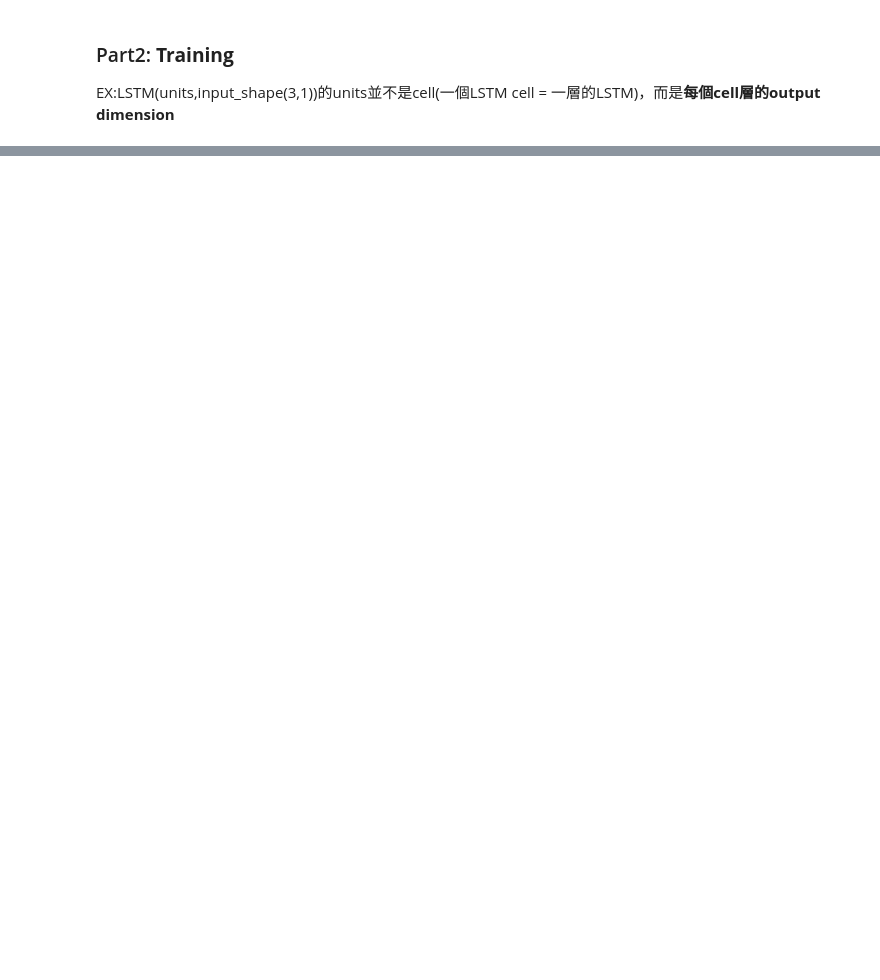
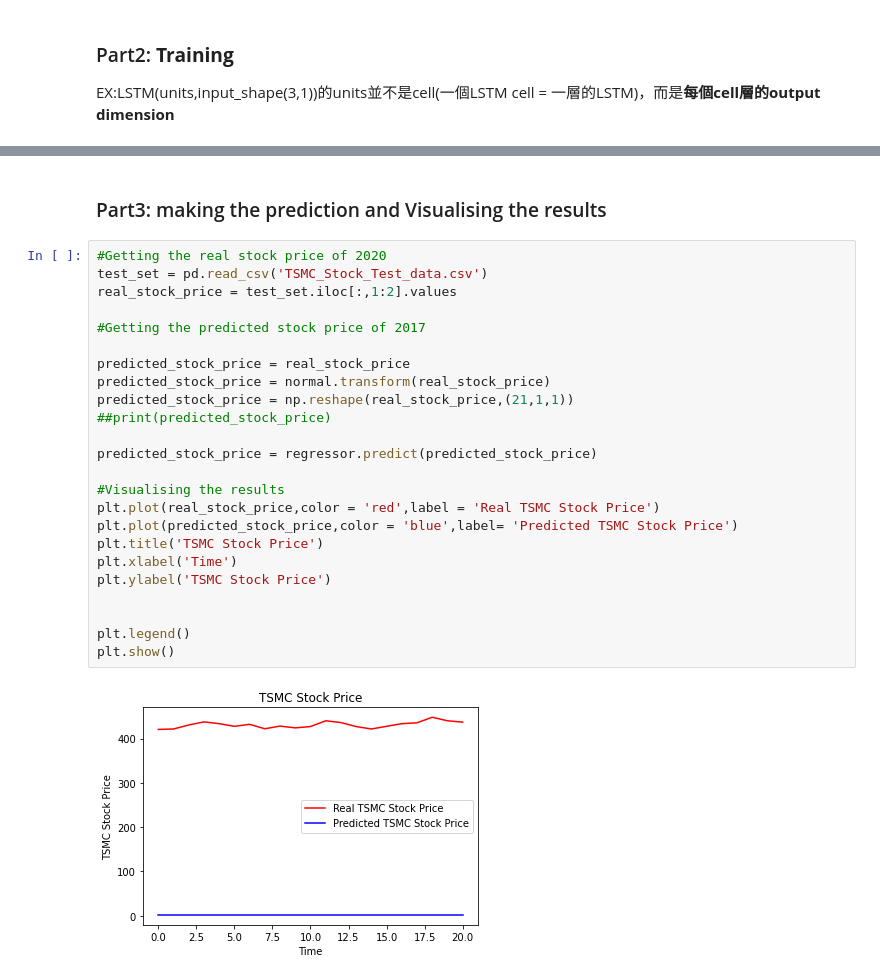
Before and after one commit to louis8ok1/LSTM_Stock, a Jupyter notebook: LSTM_Stock_Prediction.ipynb, the cells around one changed output, grey strips where cells are left out. Saved outputs shown, nothing was run; the diff lists cells and outputs as text; blank space fills up the shorter version.

```diff
--- a/LSTM_Stock_Prediction.ipynb
+++ b/LSTM_Stock_Prediction.ipynb
@@ -63,0 +96,28 @@ model.add(LSTM(units = 4, activation = 'sigmoid', input_shape = (None, 1)))
+# %% [markdown]
+### Part3: making the prediction and Visualising the results
+# %%
+#Getting the real stock price of 2020
+test_set = pd.read_csv('TSMC_Stock_Test_data.csv')
+real_stock_price = test_set.iloc[:,1:2].values
+
+#Getting the predicted stock price of 2017
+
+predicted_stock_price = real_stock_price
+predicted_stock_price = normal.transform(real_stock_price)
+predicted_stock_price = np.reshape(real_stock_price,(21,1,1))
+##print(predicted_stock_price)
+
+predicted_stock_price = regressor.predict(predicted_stock_price)
+
+#Visualising the results
+plt.plot(real_stock_price,color = 'red',label = 'Real TSMC Stock Price')
+plt.plot(predicted_stock_price,color = 'blue',label= 'Predicted TSMC Stock Price')
+plt.title('TSMC Stock Price')
+plt.xlabel('Time')
+plt.ylabel('TSMC Stock Price')
+
+
+plt.legend()
+plt.show()
+# %% [output]
+[figure, added]
```
Also changed, not shown: parts of 3 cells of this notebook.
